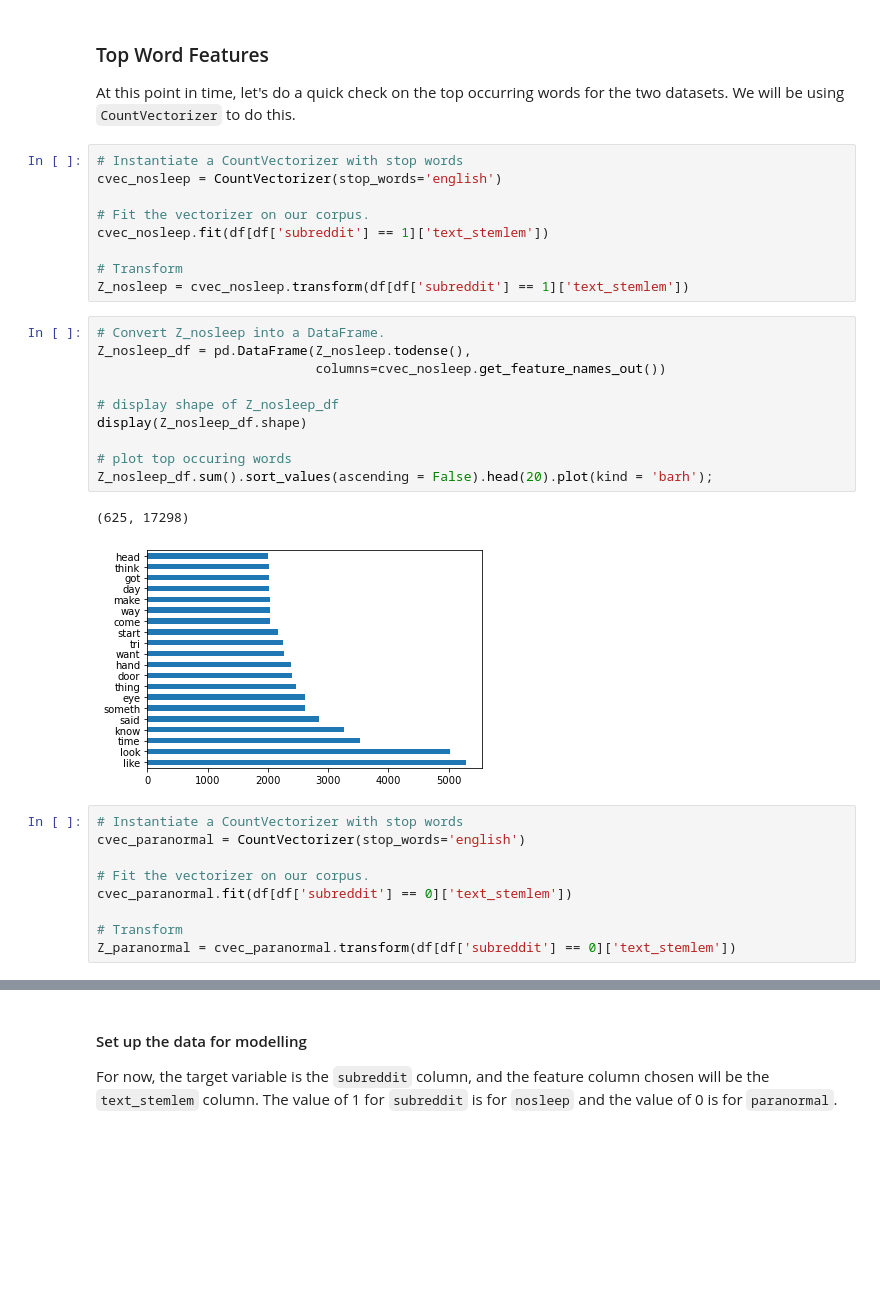
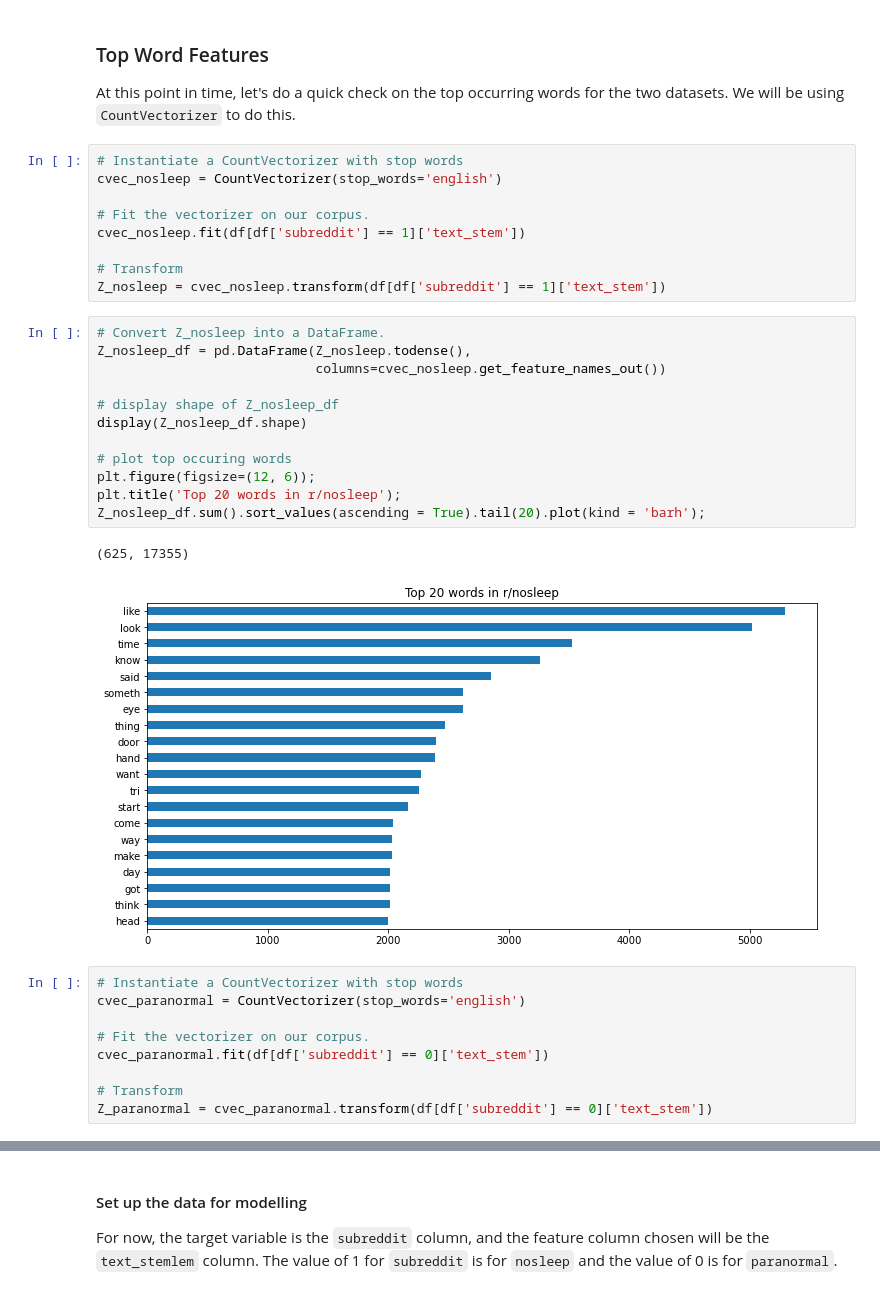
Before and after one commit to Yongfahaik/GA_projects, a Jupyter notebook: project_3/code/03_Modelling_and_Analysis.ipynb, the cells around one changed output, grey strips where cells are left out. Drawn from its saved outputs; the diff is of its cells as text; blank space fills up the shorter version.

```diff
--- a/project_3/code/03_Modelling_and_Analysis.ipynb
+++ b/project_3/code/03_Modelling_and_Analysis.ipynb
@@ -67,32 +61,34 @@ At this point in time, let's do a quick check on the top occurring words for the
 cvec_nosleep = CountVectorizer(stop_words='english')
 
 # Fit the vectorizer on our corpus.
-cvec_nosleep.fit(df[df['subreddit'] == 1]['text_stemlem'])
+cvec_nosleep.fit(df[df['subreddit'] == 1]['text_stem'])
 
 # Transform
-Z_nosleep = cvec_nosleep.transform(df[df['subreddit'] == 1]['text_stemlem'])
+Z_nosleep = cvec_nosleep.transform(df[df['subreddit'] == 1]['text_stem'])
 # %%
 # Convert Z_nosleep into a DataFrame.
 Z_nosleep_df = pd.DataFrame(Z_nosleep.todense(),
                             columns=cvec_nosleep.get_feature_names_out())
 
 # display shape of Z_nosleep_df
 display(Z_nosleep_df.shape)
 
 # plot top occuring words
-Z_nosleep_df.sum().sort_values(ascending = False).head(20).plot(kind = 'barh');
+plt.figure(figsize=(12, 6));
+plt.title('Top 20 words in r/nosleep');
+Z_nosleep_df.sum().sort_values(ascending = True).tail(20).plot(kind = 'barh');
 # %% [output]
-(625, 17298)
+(625, 17355)
-[figure, old version]
+[figure, new version]
 # %%
 # Instantiate a CountVectorizer with stop words
 cvec_paranormal = CountVectorizer(stop_words='english')
 
 # Fit the vectorizer on our corpus.
-cvec_paranormal.fit(df[df['subreddit'] == 0]['text_stemlem'])
+cvec_paranormal.fit(df[df['subreddit'] == 0]['text_stem'])
 
 # Transform
-Z_paranormal = cvec_paranormal.transform(df[df['subreddit'] == 0]['text_stemlem'])
+Z_paranormal = cvec_paranormal.transform(df[df['subreddit'] == 0]['text_stem'])
 # %%
 # Convert Z_paranormal into a DataFrame.
 Z_paranormal_df = pd.DataFrame(Z_paranormal.todense(),
```
Also changed, not shown: parts of 112 cells of this notebook, 9 other files.
